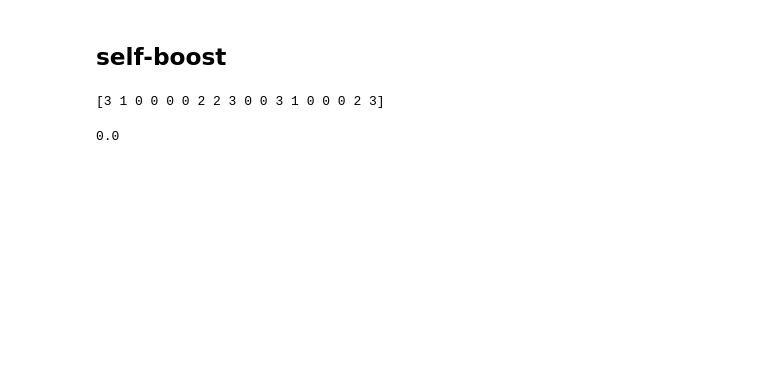
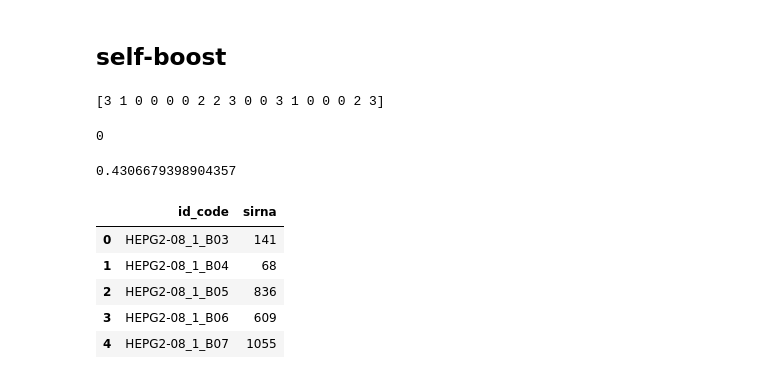
Before and after one commit to chengjiun/kaggle-2019Q3-cellular, a Jupyter notebook: Notebooks/rcic-fastai-effnetb5-512-gce-4exp.ipynb, the cells around one changed output. Drawn from its saved outputs; the diff is of its cells as text; code cells hidden in the pictures; blank space fills up the shorter version.

```diff
--- a/Notebooks/rcic-fastai-effnetb5-512-gce-4exp.ipynb
+++ b/Notebooks/rcic-fastai-effnetb5-512-gce-4exp.ipynb
@@ -440,0 +535,18 @@ Image (6, 512, 512),Image (6, 512, 512),Image (6, 512, 512),Image (6, 512, 512),
+# %%
+exp = exp_list[0]
+pth_name = f'effnetb6-{exp}-512-stage2'
+print(f'loading {pth_name}')
+learn = Learner(data,
+                effnetb6, opt_func=optar,
+                metrics = [accuracy],
+                model_dir='./fastaimodels').to_fp16()
+
+learn.path = Path('./effb6-4exps-gce')
+learn.load(pth_name)
+print('model loaded', flush=True)
+proc_test_df = generate_df(test_df.copy(), sample_num=[1])
+data_test = MultiChannelImageList.from_df(df=proc_test_df[proc_test_df['path'].str.startswith(exp)],
+                                          path=f'{BASE_DIR}/test/')
+learn.data.add_test(data_test)
+print(f'{pth_name}   site 1 ')
+preds, _ = learn.get_preds(DatasetType.Test)
@@ -513,3 +667,8 @@ sub_df = pd.read_csv('submission-431.csv')
+# %%
+# sub_df = pd.read_csv('submission-431.csv')
+sub_df = pd.read_csv('submission-effB6-512-doublesite.boosted431.csv')
+sub_df.head()
+sub_ori_df = sub_df.copy(deep=True)
 # %%
 plate_groups = np.zeros((1108,4), int)
 for sirna in range(1108):
@@ -551,15 +710,22 @@ def select_plate_group(pp_mult, idx,
     return pp_mult
 # %% [output]
 [3 1 0 0 0 0 2 2 3 0 0 3 1 0 0 0 2 3]
+# %%
+(sub_df['sirna'] != sub_ori_df['sirna']).sum()
+# %% [output]
+0
 # %%
 def apply_boost(sub_df, preds_mean,
                 all_test_exp=all_test_exp, test_df=test_df,
                 plate_groups=plate_groups, exp_to_group=exp_to_group):
+    if type(preds_mean) is not np.ndarray:
+        preds_mean = preds_mean.numpy()
+
     for idx in range(len(all_test_exp)):
         #print('Experiment', idx)
         indices = (test_df.experiment == all_test_exp[idx])
 
-        preds_slice = preds_mean.numpy()[indices,:].copy()
+        preds_slice = preds_mean[indices,:].copy()
 
         preds_slice = select_plate_group(preds_slice, idx,
                                          test_df=test_df, all_test_exp=all_test_exp, plate_groups=plate_groups,
@@ -572,8 +738,15 @@ sub_df = apply_boost(sub_df, preds_mean)
 sub_df.to_csv('submission-effB6-512-doublesite.boosted431.csv',index=False)
 sub_df.head()
 # %%
-sub_df = apply_boost(sub_df, p_arr)
-sub_df.to_csv('submission-effB6-512-4exp-doublesite.boosted431.csv',index=False)
-sub_df.head()
+sub431_df = apply_boost(sub_df, preds_mean_all)
+sub431_df.to_csv('submission-effB6-512-4exp-doublesite.boosted431.csv',index=False)
+print((sub_ori_df['sirna'] != sub431_df['sirna']).mean())
+sub431_df.head()
 # %% [output]
-0.0
+0.4306679398904357
+|  | id_code | sirna |
+| 0 | HEPG2-08_1_B03 | 141 |
+| 1 | HEPG2-08_1_B04 | 68 |
+| 2 | HEPG2-08_1_B05 | 836 |
+| 3 | HEPG2-08_1_B06 | 609 |
+| 4 | HEPG2-08_1_B07 | 1055 |
```
Also changed, not shown: parts of 18 cells of this notebook.
